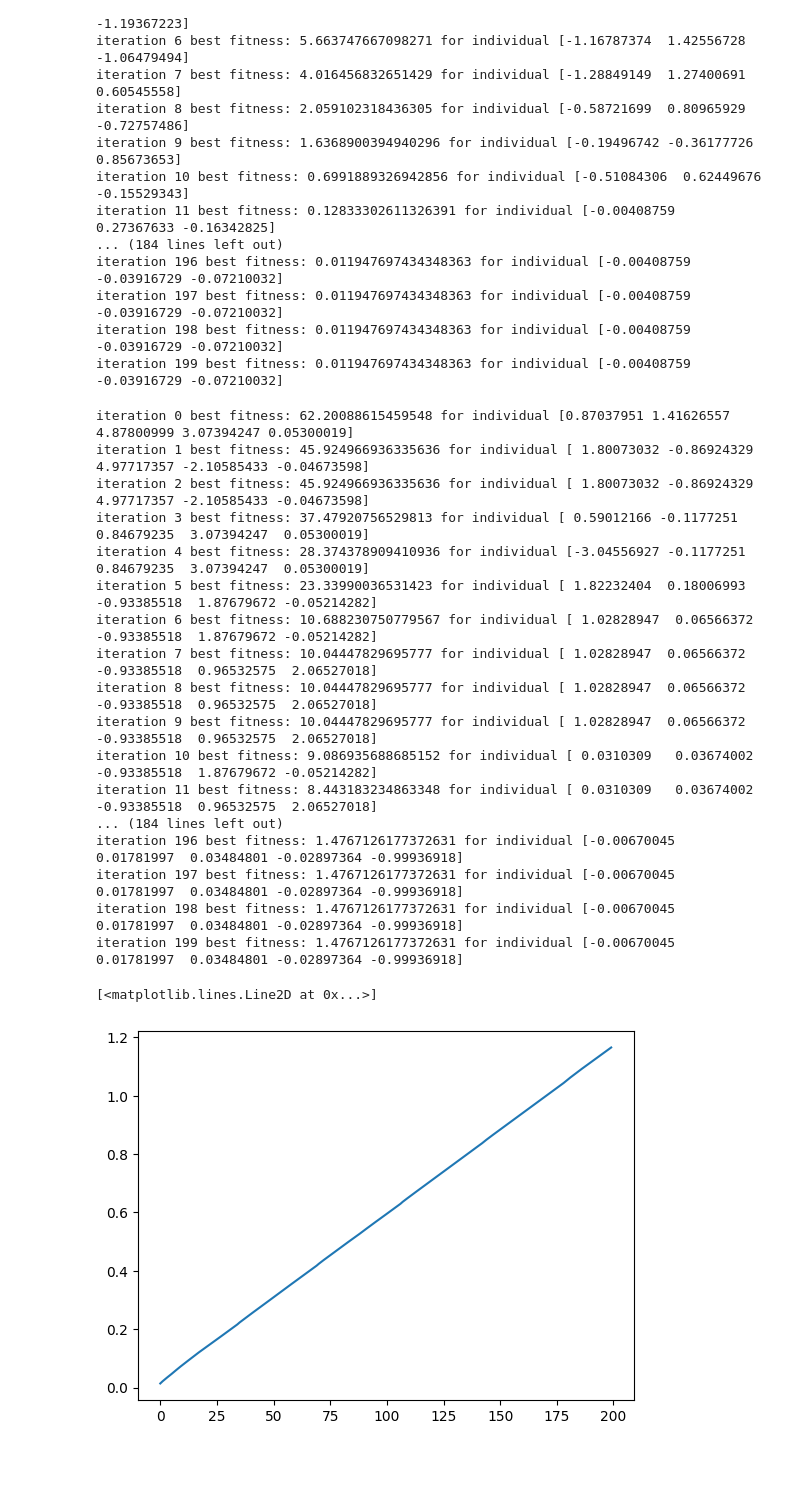
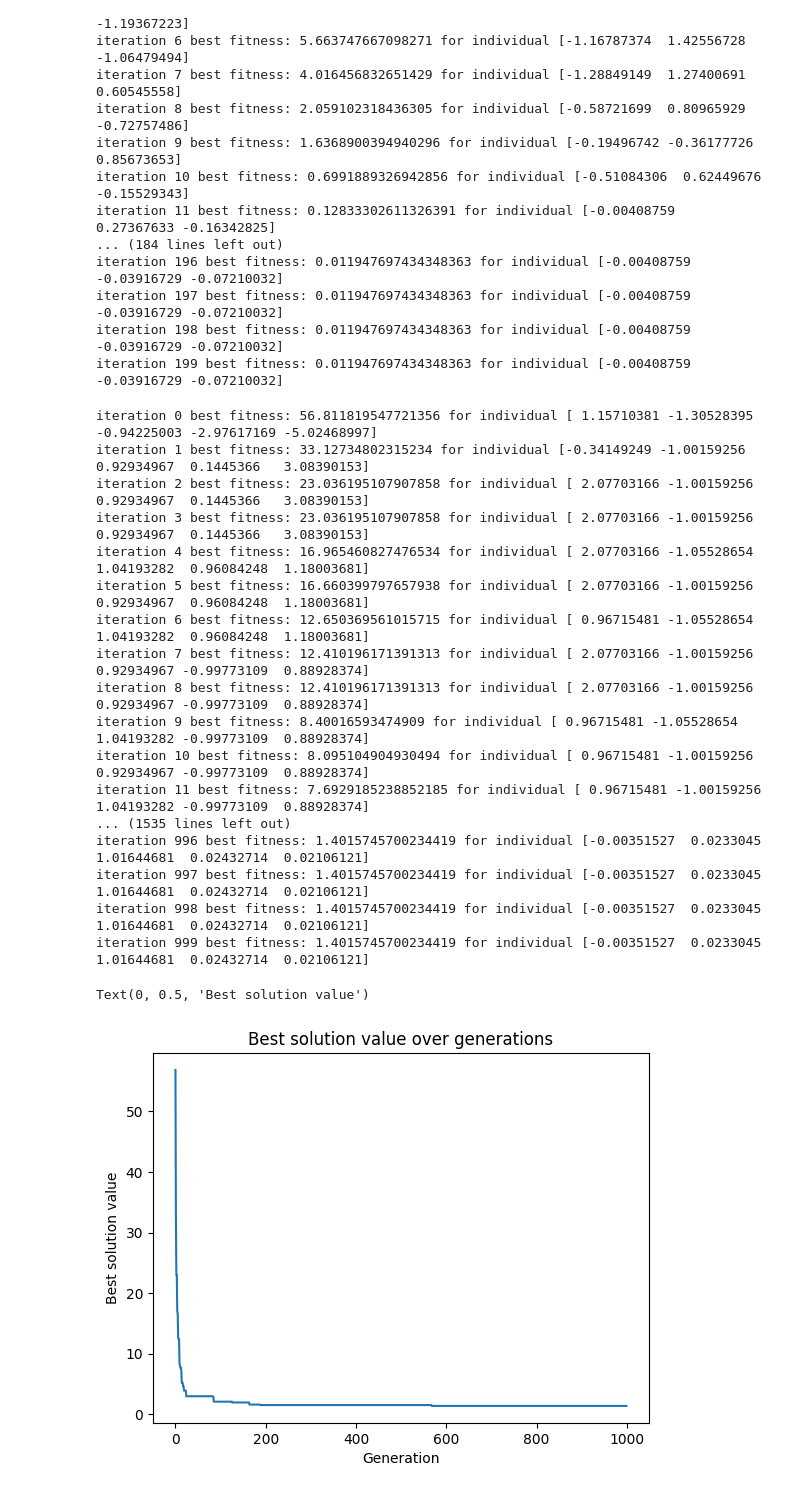
Before and after one commit to nizwant/methods_of_computational_intelligence, a Jupyter notebook: GeneticAlgorithms/AE1.ipynb, the cells around one changed output. Saved outputs shown, nothing was run; the diff lists cells and outputs as text; code cells hidden in the pictures; blank space fills up the shorter version.

Commit message:
simple plot that shows how best found value changed with iterations

```diff
--- a/GeneticAlgorithms/AE1.ipynb
+++ b/GeneticAlgorithms/AE1.ipynb
@@ -87,8 +87,9 @@ class Evolutionary_Algorithm:
         self.function_to_optimize = function_to_optimize
         self.problem_dim = function_to_optimize.__code__.co_argcount
         self._generate_population(self.problem_dim)
+        best_evaluation_in_iteration = []
 
-        generation_time_to_calculate = [perf_counter()]
+        # main algorithm loop
         for generation in range(self.number_of_generations):
 
             # crossover
@@ -118,6 +119,10 @@ class Evolutionary_Algorithm:
                     self._tournament_selection(fitness),
                 ]
             )
+
+            best_evaluation_in_iteration.append(np.min(fitness))
+
+        return best_evaluation_in_iteration
 # %% [markdown]
 ### definition of objective functions
 # %%
@@ -174,28 +179,31 @@ iteration 197 best fitness: 0.011947697434348363 for individual [-0.00408759 -0.
 iteration 198 best fitness: 0.011947697434348363 for individual [-0.00408759 -0.03916729 -0.07210032]
 iteration 199 best fitness: 0.011947697434348363 for individual [-0.00408759 -0.03916729 -0.07210032]
 # %%
-ea = Evolutionary_Algorithm(number_of_generations=200, population_size=200)
-calc_time = ea.optimize(rastrigin_5d)
+ea = Evolutionary_Algorithm(number_of_generations=1000, population_size=200)
+best_sol = ea.optimize(rastrigin_5d)
 # %% [output]
-iteration 0 best fitness: 62.20088615459548 for individual [0.87037951 1.41626557 4.87800999 3.07394247 0.05300019]
-iteration 1 best fitness: 45.924966936335636 for individual [ 1.80073032 -0.86924329  4.97717357 -2.10585433 -0.04673598]
-iteration 2 best fitness: 45.924966936335636 for individual [ 1.80073032 -0.86924329  4.97717357 -2.10585433 -0.04673598]
-iteration 3 best fitness: 37.47920756529813 for individual [ 0.59012166 -0.1177251   0.84679235  3.07394247  0.05300019]
-iteration 4 best fitness: 28.374378909410936 for individual [-3.04556927 -0.1177251   0.84679235  3.07394247  0.05300019]
-iteration 5 best fitness: 23.33990036531423 for individual [ 1.82232404  0.18006993 -0.93385518  1.87679672 -0.05214282]
-iteration 6 best fitness: 10.688230750779567 for individual [ 1.02828947  0.06566372 -0.93385518  1.87679672 -0.05214282]
-iteration 7 best fitness: 10.04447829695777 for individual [ 1.02828947  0.06566372 -0.93385518  0.96532575  2.06527018]
-iteration 8 best fitness: 10.04447829695777 for individual [ 1.02828947  0.06566372 -0.93385518  0.96532575  2.06527018]
-iteration 9 best fitness: 10.04447829695777 for individual [ 1.02828947  0.06566372 -0.93385518  0.96532575  2.06527018]
-iteration 10 best fitness: 9.086935688685152 for individual [ 0.0310309   0.03674002 -0.93385518  1.87679672 -0.05214282]
-iteration 11 best fitness: 8.443183234863348 for individual [ 0.0310309   0.03674002 -0.93385518  0.96532575  2.06527018]
-... (184 lines left out)
-iteration 196 best fitness: 1.4767126177372631 for individual [-0.00670045  0.01781997  0.03484801 -0.02897364 -0.99936918]
-iteration 197 best fitness: 1.4767126177372631 for individual [-0.00670045  0.01781997  0.03484801 -0.02897364 -0.99936918]
-iteration 198 best fitness: 1.4767126177372631 for individual [-0.00670045  0.01781997  0.03484801 -0.02897364 -0.99936918]
-iteration 199 best fitness: 1.4767126177372631 for individual [-0.00670045  0.01781997  0.03484801 -0.02897364 -0.99936918]
+iteration 0 best fitness: 56.811819547721356 for individual [ 1.15710381 -1.30528395 -0.94225003 -2.97617169 -5.02468997]
+iteration 1 best fitness: 33.12734802315234 for individual [-0.34149249 -1.00159256  0.92934967  0.1445366   3.08390153]
+iteration 2 best fitness: 23.036195107907858 for individual [ 2.07703166 -1.00159256  0.92934967  0.1445366   3.08390153]
+iteration 3 best fitness: 23.036195107907858 for individual [ 2.07703166 -1.00159256  0.92934967  0.1445366   3.08390153]
+iteration 4 best fitness: 16.965460827476534 for individual [ 2.07703166 -1.05528654  1.04193282  0.96084248  1.18003681]
+iteration 5 best fitness: 16.660399797657938 for individual [ 2.07703166 -1.00159256  0.92934967  0.96084248  1.18003681]
+iteration 6 best fitness: 12.650369561015715 for individual [ 0.96715481 -1.05528654  1.04193282  0.96084248  1.18003681]
+iteration 7 best fitness: 12.410196171391313 for individual [ 2.07703166 -1.00159256  0.92934967 -0.99773109  0.88928374]
+iteration 8 best fitness: 12.410196171391313 for individual [ 2.07703166 -1.00159256  0.92934967 -0.99773109  0.88928374]
+iteration 9 best fitness: 8.40016593474909 for individual [ 0.96715481 -1.05528654  1.04193282 -0.99773109  0.88928374]
+iteration 10 best fitness: 8.095104904930494 for individual [ 0.96715481 -1.00159256  0.92934967 -0.99773109  0.88928374]
+iteration 11 best fitness: 7.6929185238852185 for individual [ 0.96715481 -1.00159256  1.04193282 -0.99773109  0.88928374]
+... (1535 lines left out)
+iteration 996 best fitness: 1.4015745700234419 for individual [-0.00351527  0.0233045   1.01644681  0.02432714  0.02106121]
+iteration 997 best fitness: 1.4015745700234419 for individual [-0.00351527  0.0233045   1.01644681  0.02432714  0.02106121]
+iteration 998 best fitness: 1.4015745700234419 for individual [-0.00351527  0.0233045   1.01644681  0.02432714  0.02106121]
+iteration 999 best fitness: 1.4015745700234419 for individual [-0.00351527  0.0233045   1.01644681  0.02432714  0.02106121]
-# %%
-plt.plot(calc_time[1:])
-# %% [output]
-[<matplotlib.lines.Line2D at 0x...>]
-[figure, removed]
+# %%
+plt.plot(best_sol)
+plt.title("Best solution value over generations")
+plt.xlabel("Generation")
+plt.ylabel("Best solution value")
+# %% [output]
+Text(0, 0.5, 'Best solution value')
+[figure, added]
```
